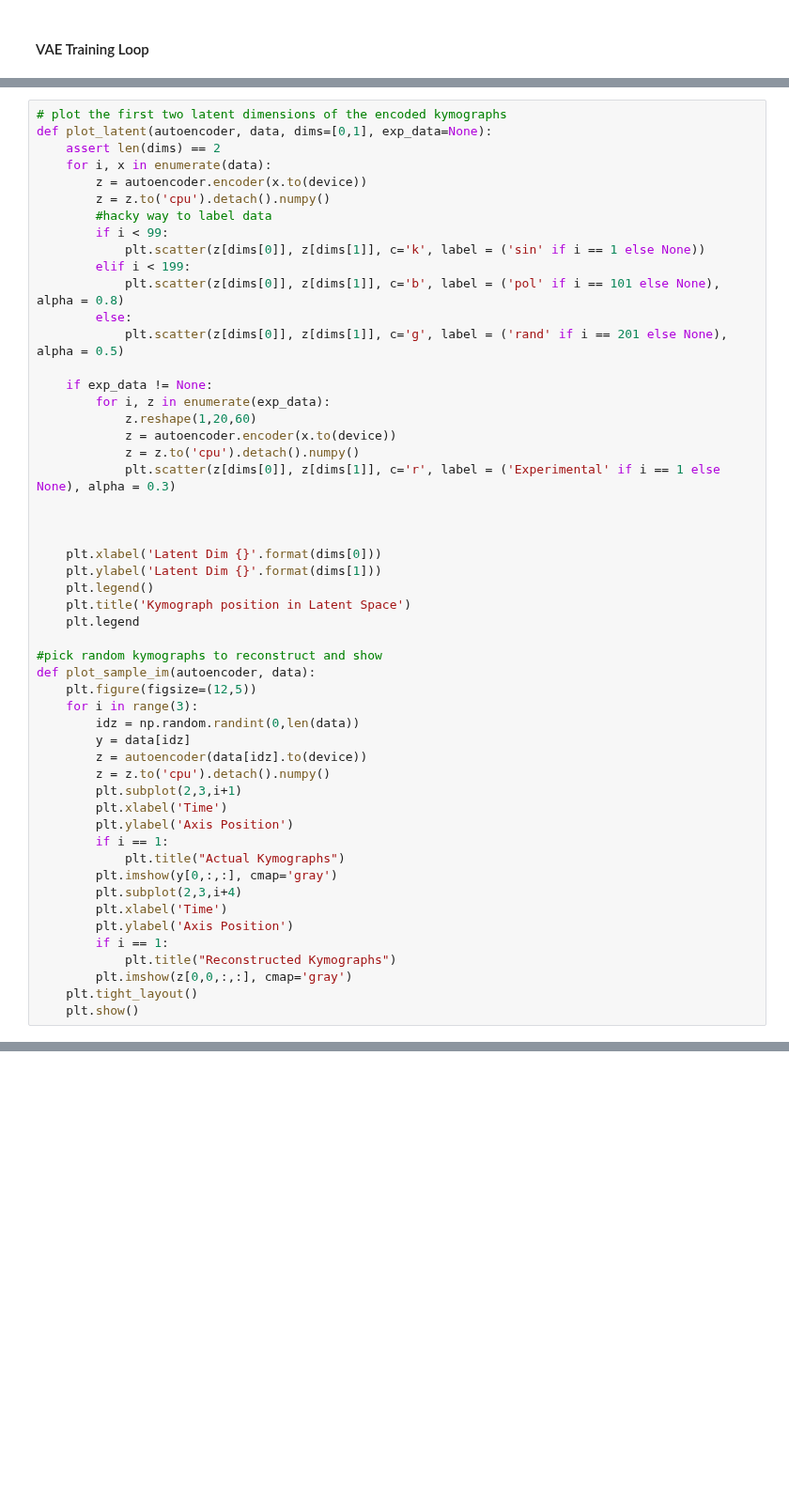
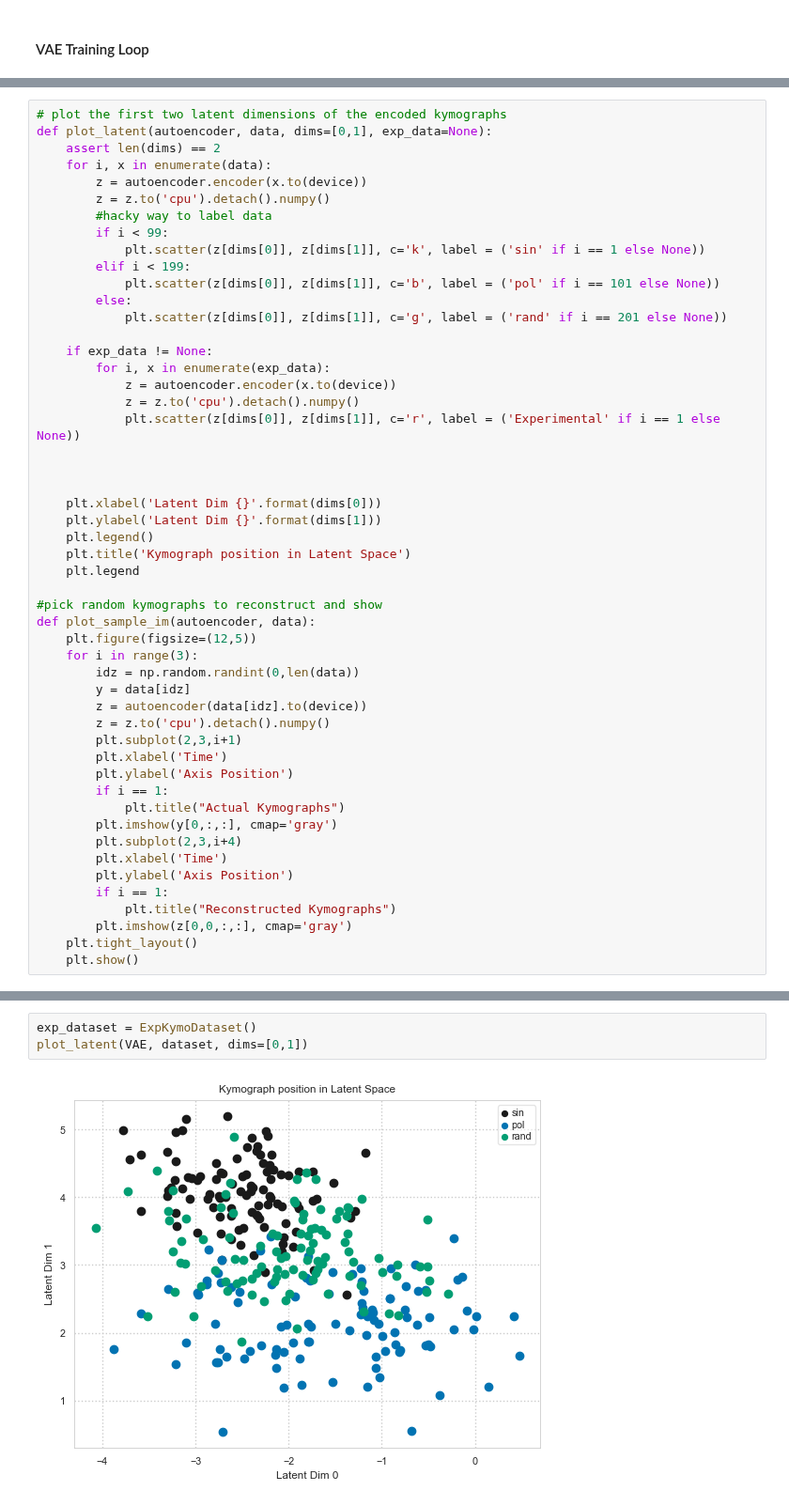
Before and after one commit to jstickelmaier/wonglab-capstone, a Jupyter notebook: DotsTorch/Kymo_VAE.ipynb, the cells around one changed output, grey strips where cells are left out. Shown at 94% size. Drawn from its saved outputs; the diff is of its cells as text; blank space fills up the shorter version.

```diff
--- a/DotsTorch/Kymo_VAE.ipynb
+++ b/DotsTorch/Kymo_VAE.ipynb
@@ -361,16 +279,15 @@ def plot_latent(autoencoder, data, dims=[0,1], exp_data=None):
         if i < 99:
             plt.scatter(z[dims[0]], z[dims[1]], c='k', label = ('sin' if i == 1 else None))
         elif i < 199:
-            plt.scatter(z[dims[0]], z[dims[1]], c='b', label = ('pol' if i == 101 else None), alpha = 0.8)
+            plt.scatter(z[dims[0]], z[dims[1]], c='b', label = ('pol' if i == 101 else None))
         else:
-            plt.scatter(z[dims[0]], z[dims[1]], c='g', label = ('rand' if i == 201 else None), alpha = 0.5)
+            plt.scatter(z[dims[0]], z[dims[1]], c='g', label = ('rand' if i == 201 else None))
 
     if exp_data != None:
-        for i, z in enumerate(exp_data):
-            z.reshape(1,20,60)
+        for i, x in enumerate(exp_data):
             z = autoencoder.encoder(x.to(device))
             z = z.to('cpu').detach().numpy()
-            plt.scatter(z[dims[0]], z[dims[1]], c='r', label = ('Experimental' if i == 1 else None), alpha = 0.3)
+            plt.scatter(z[dims[0]], z[dims[1]], c='r', label = ('Experimental' if i == 1 else None))
 
 
 
@@ -415,2 +322,7 @@ plot_latent(VAE, dataset, dims=[0,1], exp_data=exp_dataset)
+# %%
+exp_dataset = ExpKymoDataset()
+plot_latent(VAE, dataset, dims=[0,1])
+# %% [output]
+[figure, added]
 # %% [markdown]
 We can see that the VAE is not doing a very good job at producing meaningful recondstructions however...
```
Also changed, not shown: parts of 20 cells of this notebook.
